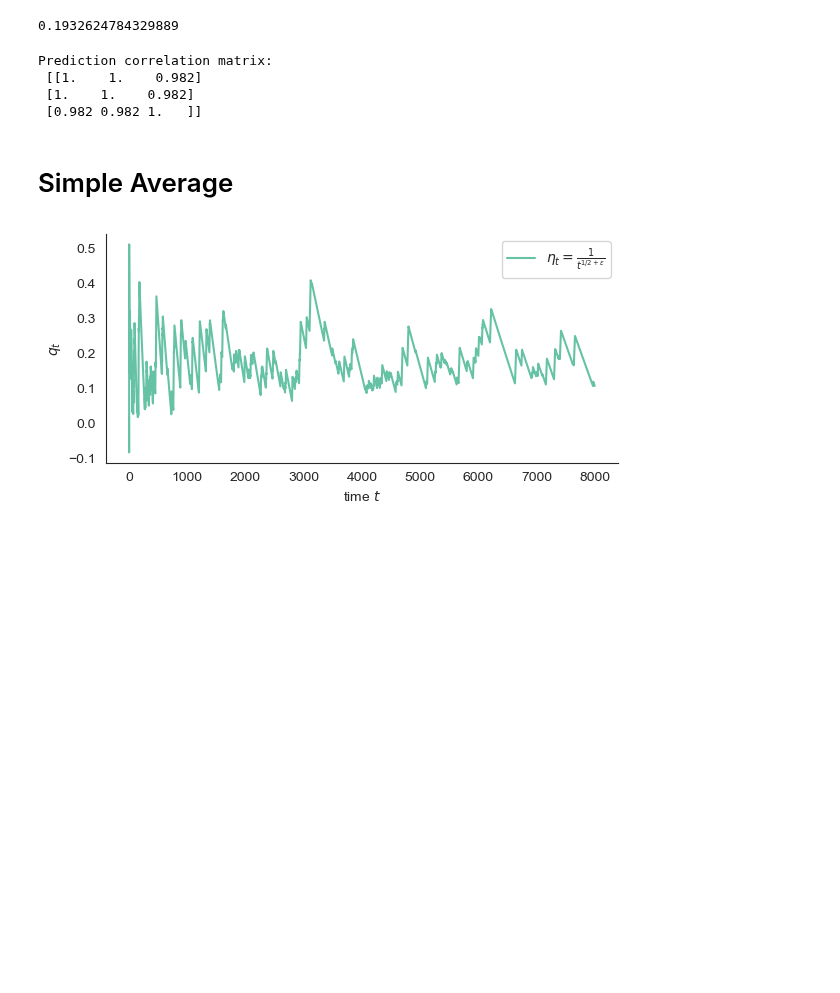
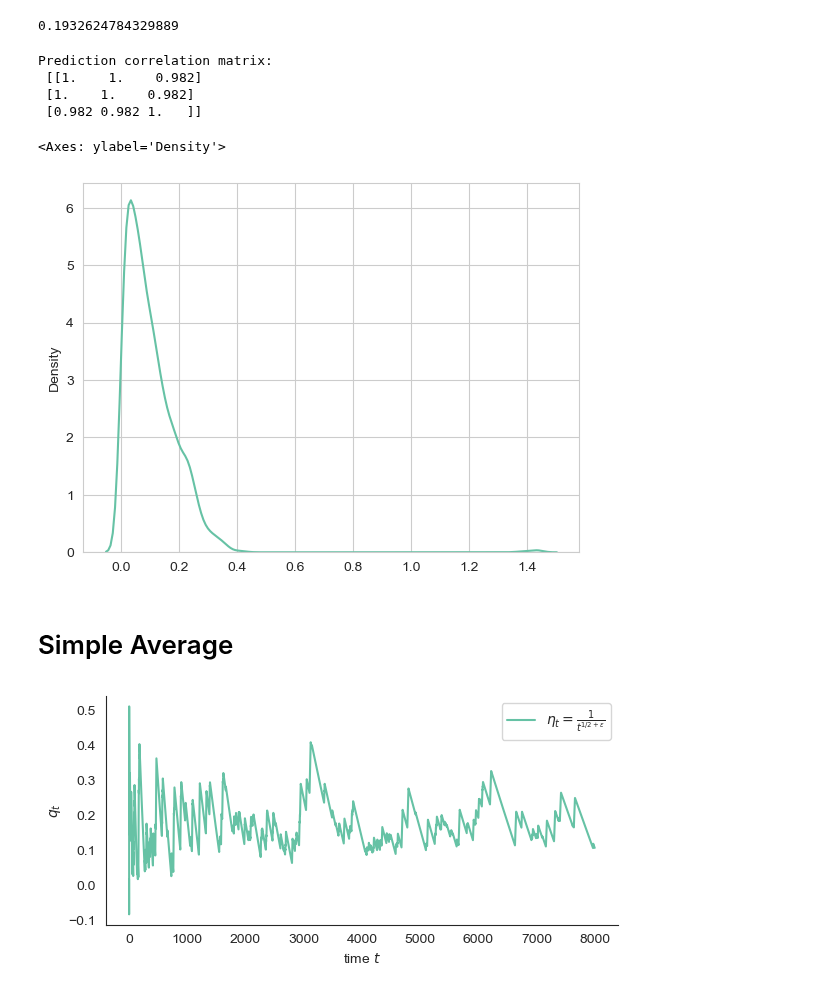
Before and after one commit to victorianian610/Online-Conformal-Prediction-with-SuperLearning-, a Jupyter notebook: Jump_Diffusion/Sim1/arch_sim1.ipynb, the cells around one changed output. Cells and saved outputs as stored; diff of their text form; code cells hidden in the pictures; blank space fills up the shorter version.

```diff
--- a/Jump_Diffusion/Sim1/arch_sim1.ipynb
+++ b/Jump_Diffusion/Sim1/arch_sim1.ipynb
@@ -674,6 +686,12 @@ Prediction correlation matrix:
  [[1.    1.    0.982]
  [1.    1.    0.982]
  [0.982 0.982 1.   ]]
+# %%
+garch3_score = abs(y_true_test - y_garch_pred3)
+sns.kdeplot(garch3_score)
+# %% [output]
+<Axes: ylabel='Density'>
+[figure, added]
 # %% [markdown]
 # Simple Average
 # %%
```
Also changed, not shown: parts of 13 cells of this notebook.
